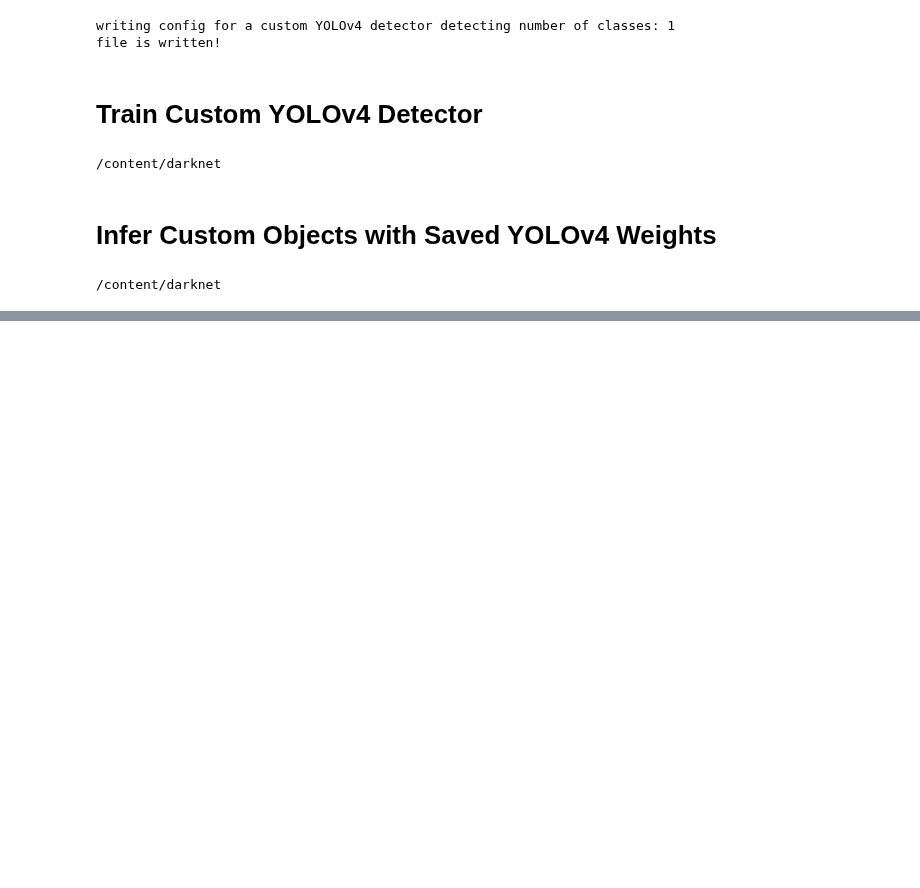
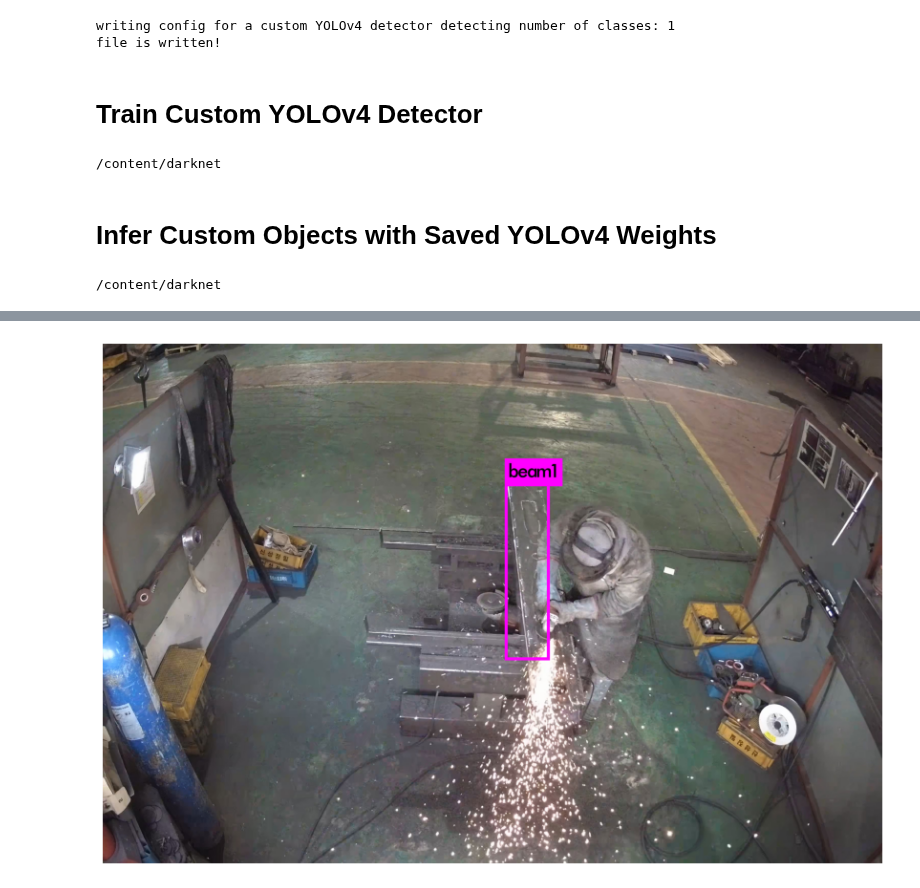
Before and after one commit to JSJeong-me/CCTV, a Jupyter notebook: YOLOv4_Darknet_video1.ipynb, the cells around one changed output, grey strips where cells are left out. Saved outputs shown, nothing was run; the diff lists cells and outputs as text; code cells hidden in the pictures; blank space fills up the shorter version.

```diff
--- a/YOLOv4_Darknet_video1.ipynb
+++ b/YOLOv4_Darknet_video1.ipynb
@@ -527,3 +551,7 @@ imShow('/content/darknet/predictions.jpg')
+# %%
+imShow('/content/darknet/predictions.jpg')
+# %% [output]
+[figure, added]
 # %%
 from google.colab import drive
 drive.mount('/content/drive')
```
Also changed, not shown: parts of 3 cells of this notebook.
